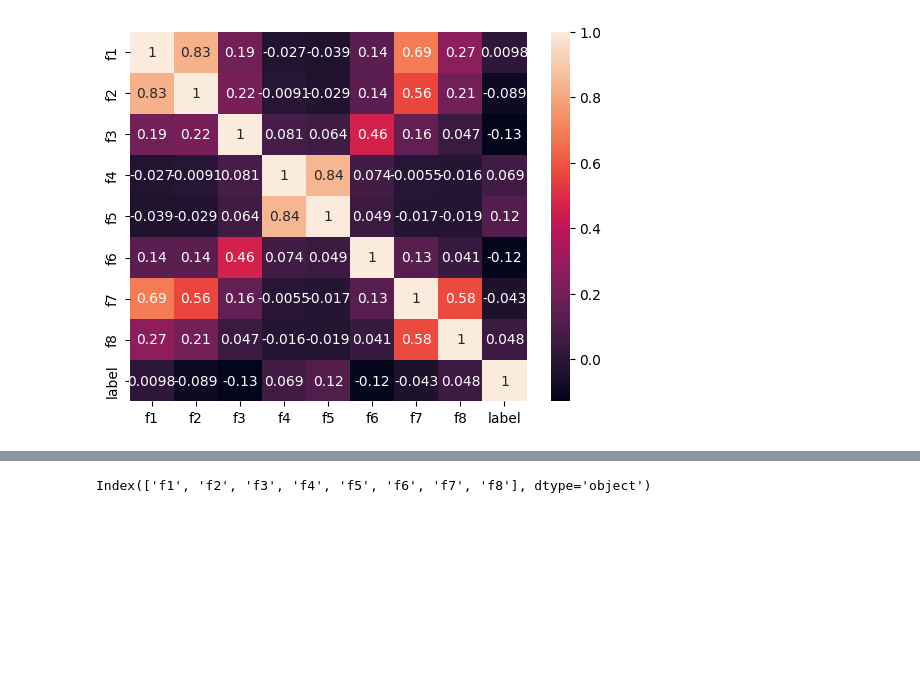
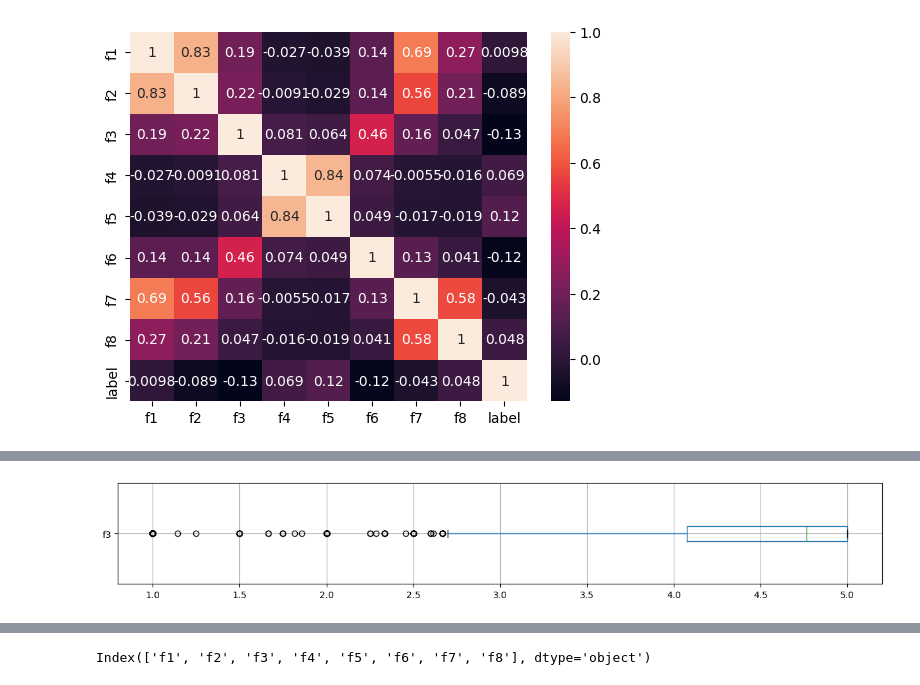
Before and after one commit to wyluilipe/wb_fakerecalls, a Jupyter notebook: mltask.ipynb, the cells around one changed output, grey strips where cells are left out. Saved outputs shown, nothing was run; the diff lists cells and outputs as text; code cells hidden in the pictures; blank space fills up the shorter version.

```diff
--- a/mltask.ipynb
+++ b/mltask.ipynb
@@ -162,0 +178,5 @@ sns.heatmap(corr, annot=True);
+# %%
+df.boxplot('f3', vert=False, figsize=(15, 2))
+plt.show();
+# %% [output]
+[figure, added]
```
Also changed, not shown: parts of 12 cells of this notebook.
